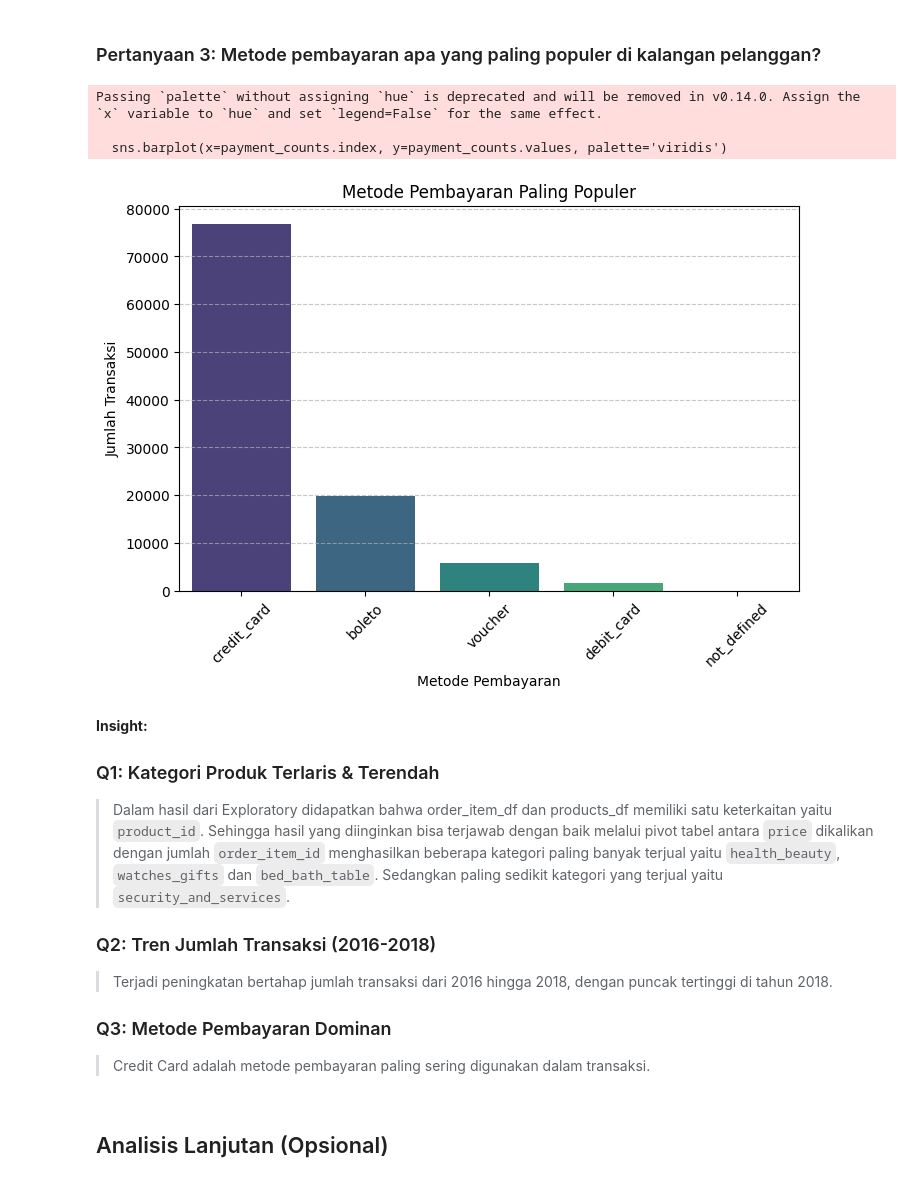
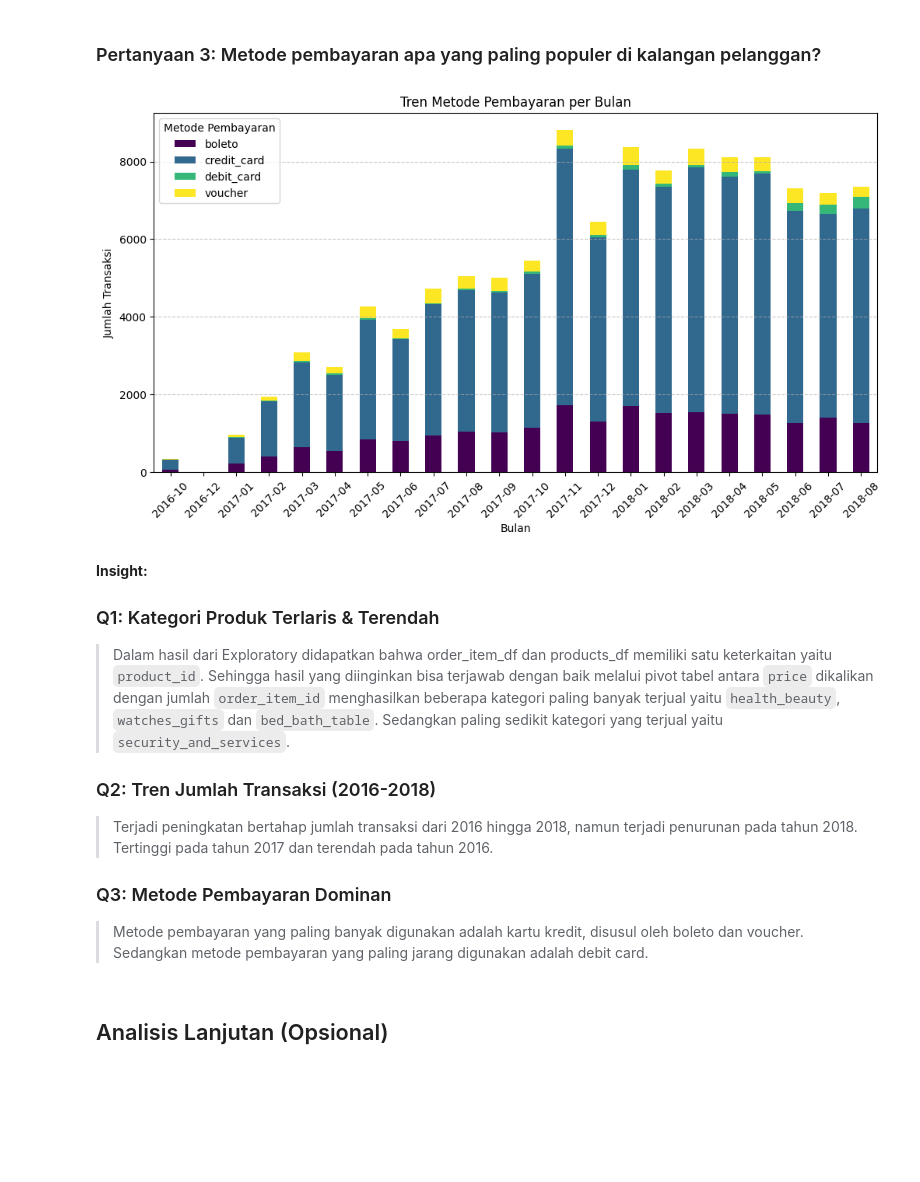
Before and after one commit to Mufidz04/analyst-ecommerce-dicods, a Jupyter notebook: Proyek_Analisis_Data.ipynb, the cells around one changed output. Saved outputs shown, nothing was run; the diff lists cells and outputs as text; code cells hidden in the pictures; blank space fills up the shorter version.

```diff
--- a/Proyek_Analisis_Data.ipynb
+++ b/Proyek_Analisis_Data.ipynb
@@ -469,0 +579,7 @@ products_df.describe()
+# %%
+# Konversi order_purchase_timestamp ke format datetime
+all_orders_df['order_purchase_timestamp'] = pd.to_datetime(all_orders_df['order_purchase_timestamp'])
+
+# Buat agregasi jumlah order per bulan
+monthly_orders = all_orders_df.resample('MS', on='order_purchase_timestamp').size()
+monthly_orders
@@ -469,0 +607,3 @@ products_df.describe()
+# %%
+# Kelompokkan per bulan dan hitung jumlah masing-masing metode pembayaran
+payment_trend = all_orders_df.groupby([all_orders_df['order_purchase_timestamp'].dt.to_period('M'), 'payment_type']).size().unstack()
@@ -549,24 +710,20 @@ payment_counts = orders_payment_df['payment_type'].value_counts()
 # %%
-# Visualisasi dalam bentuk bar chart
-plt.figure(figsize=(8, 5))
-sns.barplot(x=payment_counts.index, y=payment_counts.values, palette='viridis')
-
-plt.title('Metode Pembayaran Paling Populer')
-plt.xlabel('Metode Pembayaran')
-plt.ylabel('Jumlah Transaksi')
+# Plot
+payment_trend.plot(kind='bar', stacked=True, figsize=(12, 6), colormap='viridis')
+plt.title("Tren Metode Pembayaran per Bulan")
+plt.xlabel("Bulan")
+plt.ylabel("Jumlah Transaksi")
+plt.legend(title="Metode Pembayaran")
 plt.xticks(rotation=45)
 plt.grid(axis='y', linestyle='--', alpha=0.7)
 plt.show()
 # %% [output]
-Passing `palette` without assigning `hue` is deprecated and will be removed in v0.14.0. Assign the `x` variable to `hue` and set `legend=False` for the same effect.
-
-  sns.barplot(x=payment_counts.index, y=payment_counts.values, palette='viridis')
-[figure, old version]
+[figure, new version]
 # %% [markdown]
 **Insight:**
 ### Q1: Kategori Produk Terlaris & Terendah
 >  Dalam hasil dari Exploratory didapatkan bahwa order_item_df dan products_df memiliki satu keterkaitan yaitu `product_id`. Sehingga hasil yang diinginkan bisa terjawab dengan baik melalui pivot tabel antara `price` dikalikan dengan jumlah `order_item_id` menghasilkan beberapa kategori paling banyak terjual yaitu `health_beauty`, `watches_gifts` dan `bed_bath_table`. Sedangkan paling sedikit kategori yang terjual yaitu `security_and_services`.
 ### Q2: Tren Jumlah Transaksi (2016-2018)
-> Terjadi peningkatan bertahap jumlah transaksi dari 2016 hingga 2018, dengan puncak tertinggi di tahun 2018.
+> Terjadi peningkatan bertahap jumlah transaksi dari 2016 hingga 2018, namun terjadi penurunan pada tahun 2018. Tertinggi pada tahun 2017 dan terendah pada tahun 2016.
 ### Q3: Metode Pembayaran Dominan
-> Credit Card adalah metode pembayaran paling sering digunakan dalam transaksi.
+> Metode pembayaran yang paling banyak digunakan adalah kartu kredit, disusul oleh boleto dan voucher. Sedangkan metode pembayaran yang paling jarang digunakan adalah debit card.
```
Also changed, not shown: parts of 72 cells of this notebook, 1 other file.
